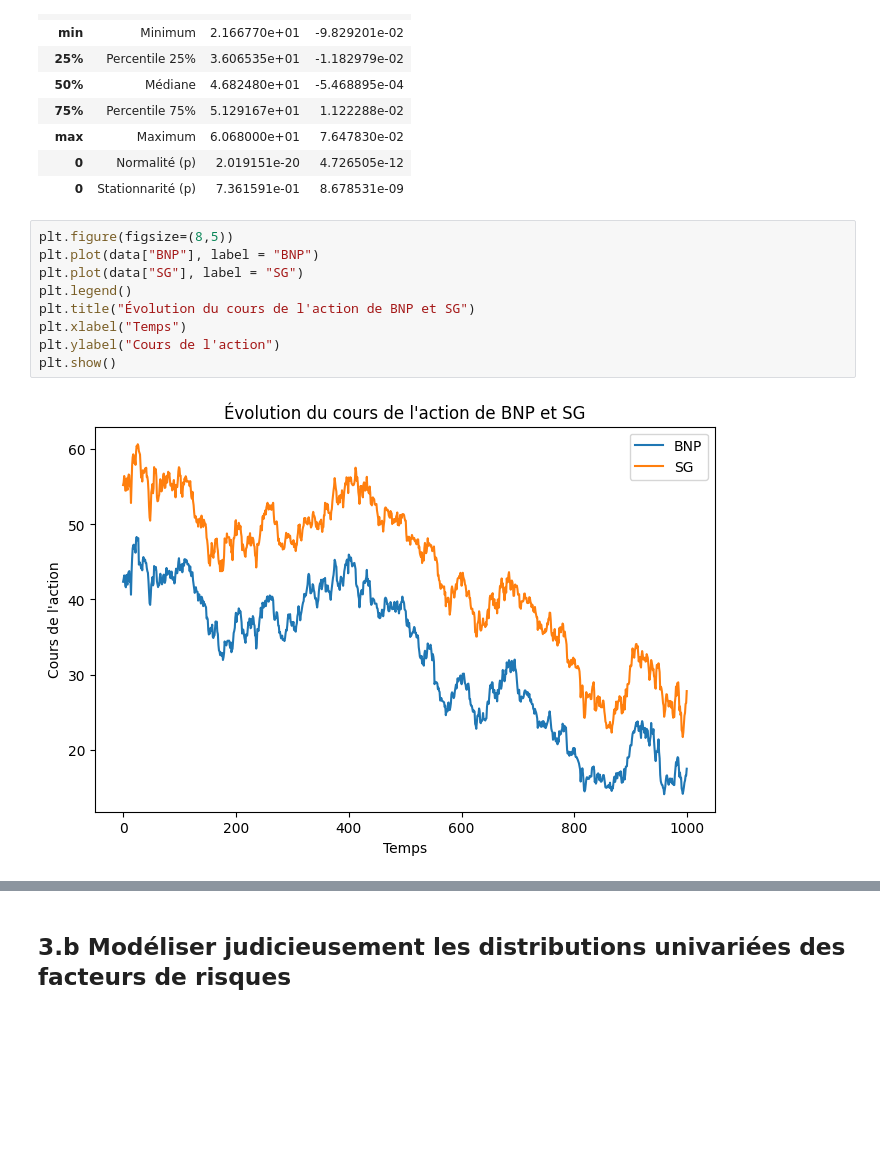
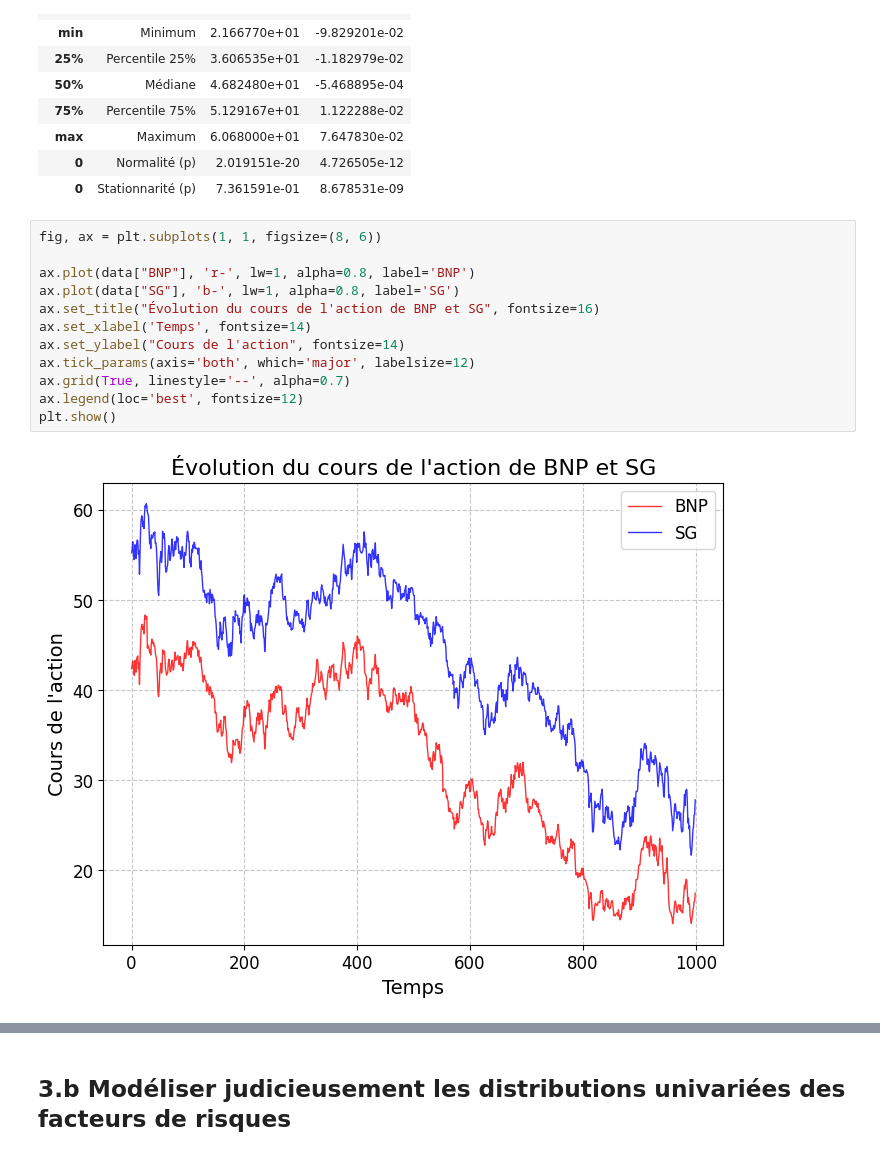
Before and after one commit to Jeangrivo/Gestion-des-Risques-Multiples, a Jupyter notebook: CreditVaR.ipynb, the cells around one changed output, grey strips where cells are left out. Cells and saved outputs as stored; diff of their text form; blank space fills up the shorter version.

```diff
--- a/CreditVaR.ipynb
+++ b/CreditVaR.ipynb
@@ -227,13 +227,16 @@ analyze_data(data_sg)
 | 0 | Normalité (p) | 2.019151e-20 | 4.726505e-12 |
 | 0 | Stationnarité (p) | 7.361591e-01 | 8.678531e-09 |
 # %%
-plt.figure(figsize=(8,5))
-plt.plot(data["BNP"], label = "BNP")
-plt.plot(data["SG"], label = "SG")
-plt.legend()
-plt.title("Évolution du cours de l'action de BNP et SG")
-plt.xlabel("Temps")
-plt.ylabel("Cours de l'action")
+fig, ax = plt.subplots(1, 1, figsize=(8, 6))
+
+ax.plot(data["BNP"], 'r-', lw=1, alpha=0.8, label='BNP')
+ax.plot(data["SG"], 'b-', lw=1, alpha=0.8, label='SG')
+ax.set_title("Évolution du cours de l'action de BNP et SG", fontsize=16)
+ax.set_xlabel('Temps', fontsize=14)
+ax.set_ylabel("Cours de l'action", fontsize=14)
+ax.tick_params(axis='both', which='major', labelsize=12)
+ax.grid(True, linestyle='--', alpha=0.7)
+ax.legend(loc='best', fontsize=12)
 plt.show()
 # %% [output]
-[figure, old version]
+[figure, new version]
```
Also changed, not shown: parts of 2 cells of this notebook.
